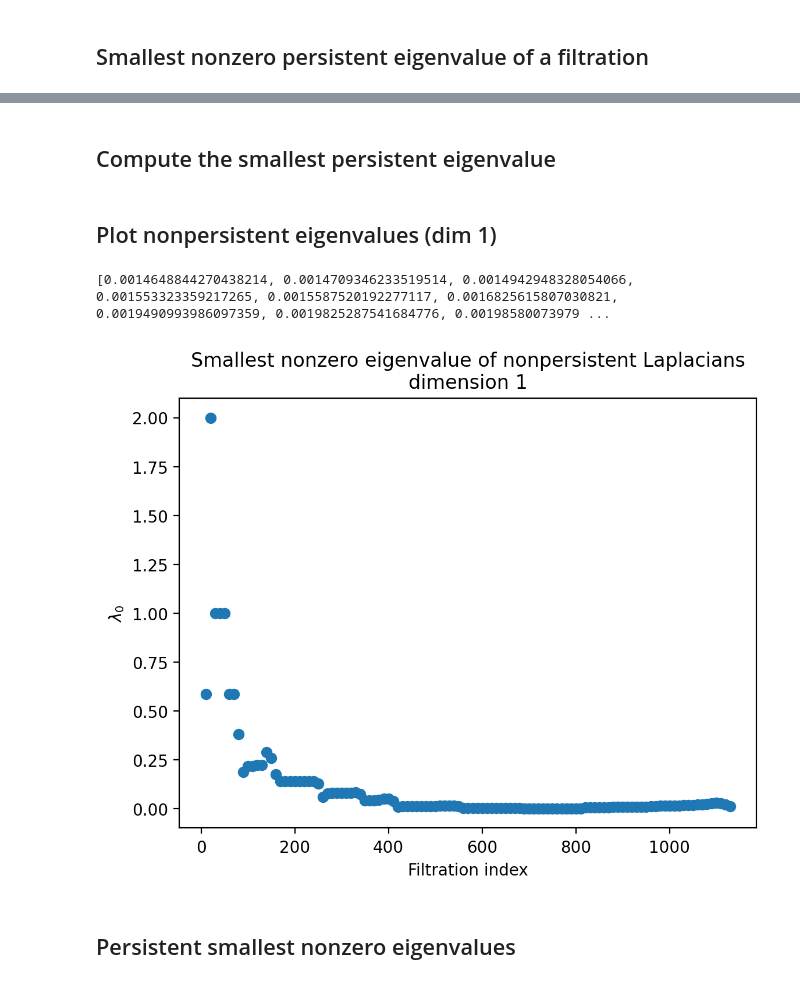
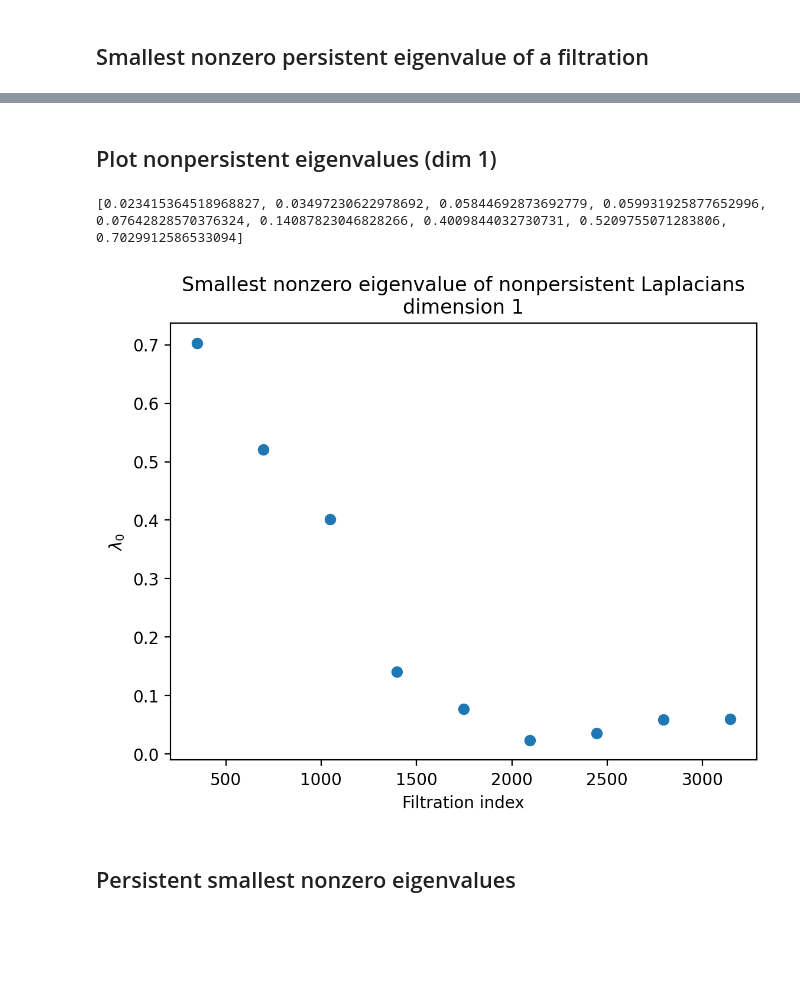
Before and after one commit to mmasque/persistent-laplacians, a Jupyter notebook: smallest_eigenvalues.ipynb, the cells around one changed output, grey strips where cells are left out. Drawn from its saved outputs; the diff is of its cells as text; code cells hidden in the pictures; blank space fills up the shorter version.

```diff
--- a/smallest_eigenvalues.ipynb
+++ b/smallest_eigenvalues.ipynb
@@ -5,7 +3,4 @@ First, create a filtration from synthetic data:
 # %%
-import gudhi as gd
 import tadasets
-sphere = tadasets.dsphere(n=300, d=1, r=2, noise=0.3, seed=42)
-alpha = gd.AlphaComplex(points=sphere)
-st = alpha.create_simplex_tree()
-filtration = list(st.get_filtration())
+from persistent_laplacians.eigenvalues import compute_eigenvalues
+sphere = tadasets.dsphere(n=300, d=2, r=2, noise=0.1, seed=42)
@@ -22,2 +6,0 @@ subsampled_filtration_indices = [x for x in range(len(unique_filtration_values))
-# %% [markdown]
-## Compute the smallest persistent eigenvalue
@@ -32,20 +7,22 @@ result = pl.smallest_eigenvalue(
+# %%
+result = compute_eigenvalues(sphere, num_indices=10, use_scipy=True, use_stepwise_schur=True)
 # %% [markdown]
 ## Plot nonpersistent eigenvalues (dim 1)
 # %%
 import matplotlib.pyplot as plt
-nonpersistent = {k[0]: v[0] for (k, v) in result[1].items() if k[0] == k[1] and len(v) >= 1}
+nonpersistent = {k[0]: v[0] for (k, v) in result[2].items() if k[0] == k[1] and len(v) >= 1}
 plt.figure(dpi=200)
 plt.scatter(nonpersistent.keys(), nonpersistent.values())
 plt.title(r"Smallest nonzero eigenvalue of nonpersistent Laplacians" + "\n" + "dimension 1")
 plt.xlabel("Filtration index")
 plt.ylabel(r"$\lambda_0$")
 
 eigenvalues = sorted(nonpersistent.values())
 
 print(eigenvalues[0:10])
 # %% [output]
-[0.0014648844270438214, 0.0014709346233519514, 0.0014942948328054066, 0.001553323359217265, 0.0015587520192277117, 0.0016825615807030821, 0.0019490993986097359, 0.0019825287541684776, 0.00198580073979 ...
+[0.023415364518968827, 0.03497230622978692, 0.05844692873692779, 0.059931925877652996, 0.07642828570376324, 0.14087823046828266, 0.4009844032730731, 0.5209755071283806, 0.7029912586533094]
-[figure, old version]
+[figure, new version]
 # %% [markdown]
 ## Persistent smallest nonzero eigenvalues
 # %%
```
Also changed, not shown: parts of 8 cells of this notebook, 11 other files.
